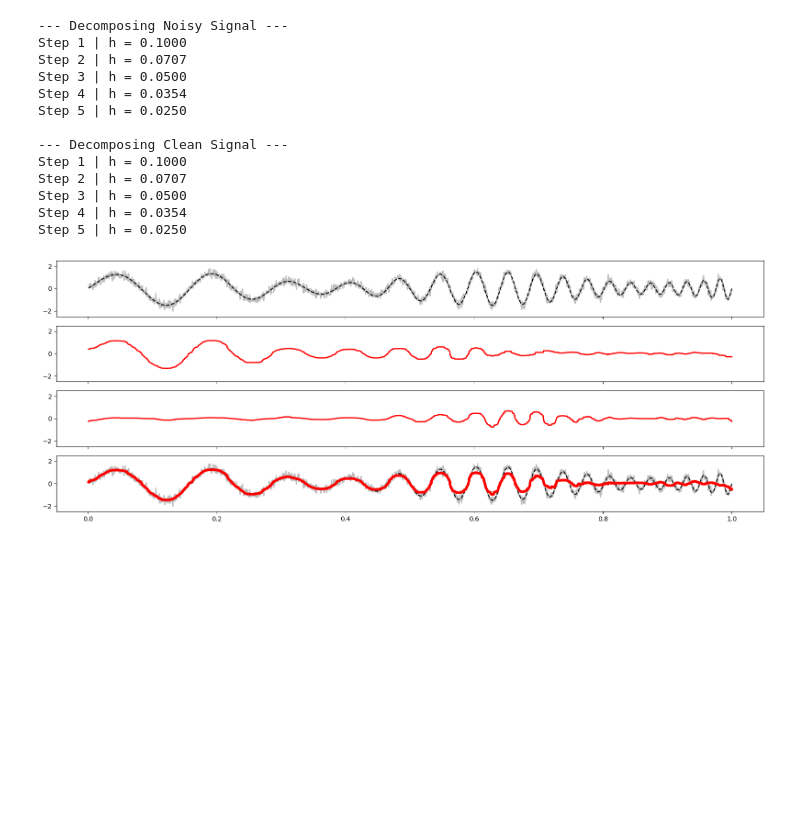
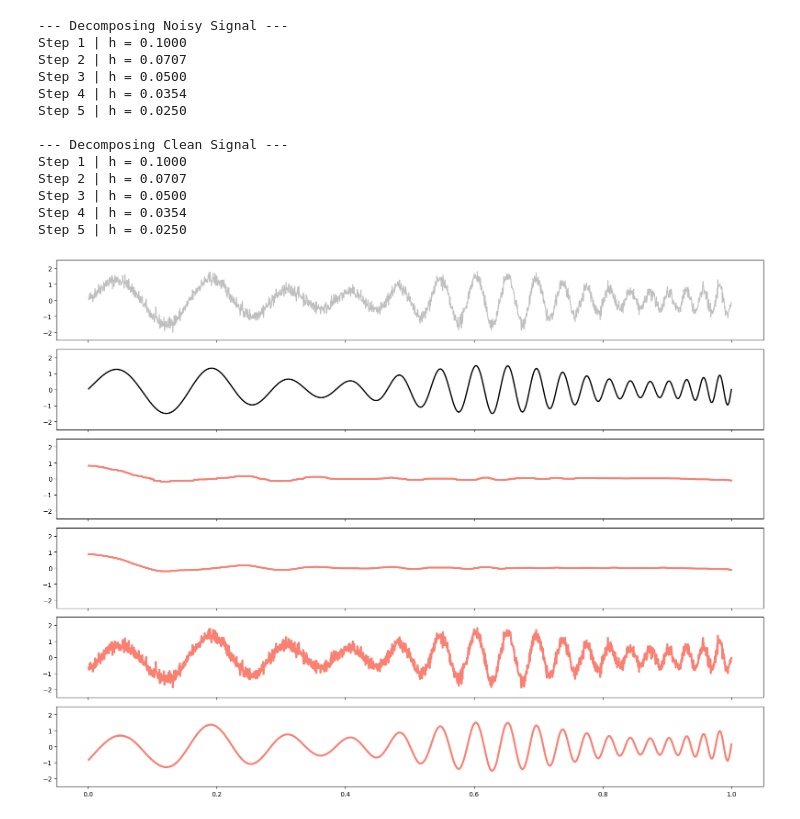
Before and after one commit to QuantLet/A_New_EMD_Approach, a Jupyter notebook: 03 Local Median Approach/20260114 EMD Local Median David.ipynb, the cells around one changed output. Drawn from its saved outputs; the diff is of its cells as text; code cells hidden in the pictures; blank space fills up the shorter version.

```diff
--- a/03 Local Median Approach/20260114 EMD Local Median David.ipynb
+++ b/03 Local Median Approach/20260114 EMD Local Median David.ipynb
@@ -178,34 +178,55 @@ Step 3 | h = 0.0500
 Step 4 | h = 0.0354
 Step 5 | h = 0.0250
 # %%
-# 20260106 Work
+# 20260114 Work
+
+iteration = 0
 
 n_comp = len(components)
-fig, axes = plt.subplots(n_comp + 2, 1, figsize=(16, 1.5 * (n_comp + 2)), sharex=True)
+fig, axes = plt.subplots(6, 1, figsize=(16, 12), sharex=True)
 
 ax = axes[0]
-ax.plot(x, y_noisy, color='gray', linewidth=2, alpha=0.5)
-ax.plot(x, y_clean, color='black', linestyle='--', linewidth=1.5)
+ax.plot(x, y_noisy, color='gray', linewidth=1.5, alpha=0.5)
 ax.set_ylim(-2.5, 2.5)
 
-y_reconstructed = np.zeros_like(x)
-
-for i, comp in enumerate(components):
-    ax = axes[i+1]
-    ax.plot(x, comp, color='red', linewidth=2)
-    ax.set_ylim(-2.5, 2.5)
-
-    y_reconstructed += comp
-
-ax = axes[-1]
-ax.plot(x, y_noisy, color='gray', linewidth=2, alpha=0.5)
-ax.plot(x, y_clean, color='black', linestyle='--', linewidth=1.5)
-ax.plot(x, y_reconstructed, color='red', linewidth=4)
+ax = axes[1]
+ax.plot(x, y_clean, color='black', linestyle='-', linewidth=2)
 ax.set_ylim(-2.5, 2.5)
 
+ax = axes[2]
+ax.plot(x, components[0], color='salmon', linestyle='-', linewidth=3)
+ax.set_ylim(-2.5, 2.5)
+
+ax = axes[3]
+ax.plot(x, components_clean[0], color='salmon', linestyle='-', linewidth=3)
+ax.set_ylim(-2.5, 2.5)
+
+ax = axes[4]
+ax.plot(x, residuals_list[0], color='salmon', linestyle='-', linewidth=3)
+ax.set_ylim(-2.5, 2.5)
+
+ax = axes[5]
+ax.plot(x, residuals_list_clean[0], color='salmon', linestyle='-', linewidth=3)
+ax.set_ylim(-2.5, 2.5)
+
+# y_reconstructed = np.zeros_like(x)
+
+# for i, comp in enumerate(components):
+#     ax = axes[i+1]
+#     ax.plot(x, comp, color='red', linewidth=2)
+#     ax.set_ylim(-2.5, 2.5)
+
+#     y_reconstructed += comp
+
+# ax = axes[-1]
+# ax.plot(x, y_noisy, color='gray', linewidth=2, alpha=0.5)
+# ax.plot(x, y_clean, color='black', linestyle='--', linewidth=1.5)
+# ax.plot(x, y_reconstructed, color='red', linewidth=4)
+# ax.set_ylim(-2.5, 2.5)
+
 plt.tight_layout()
-plt.savefig("EMD_Local_Full.png", dpi=144, transparent=True)
+plt.savefig(f"EMD_Local_6panels_h{h_start}.png", dpi=144, transparent=True)
 plt.show()
 # %% [output]
-[figure, old version]
+[figure, new version]
 # %%
```
Also changed, not shown: parts of 1 cell of this notebook, 5 other files.
